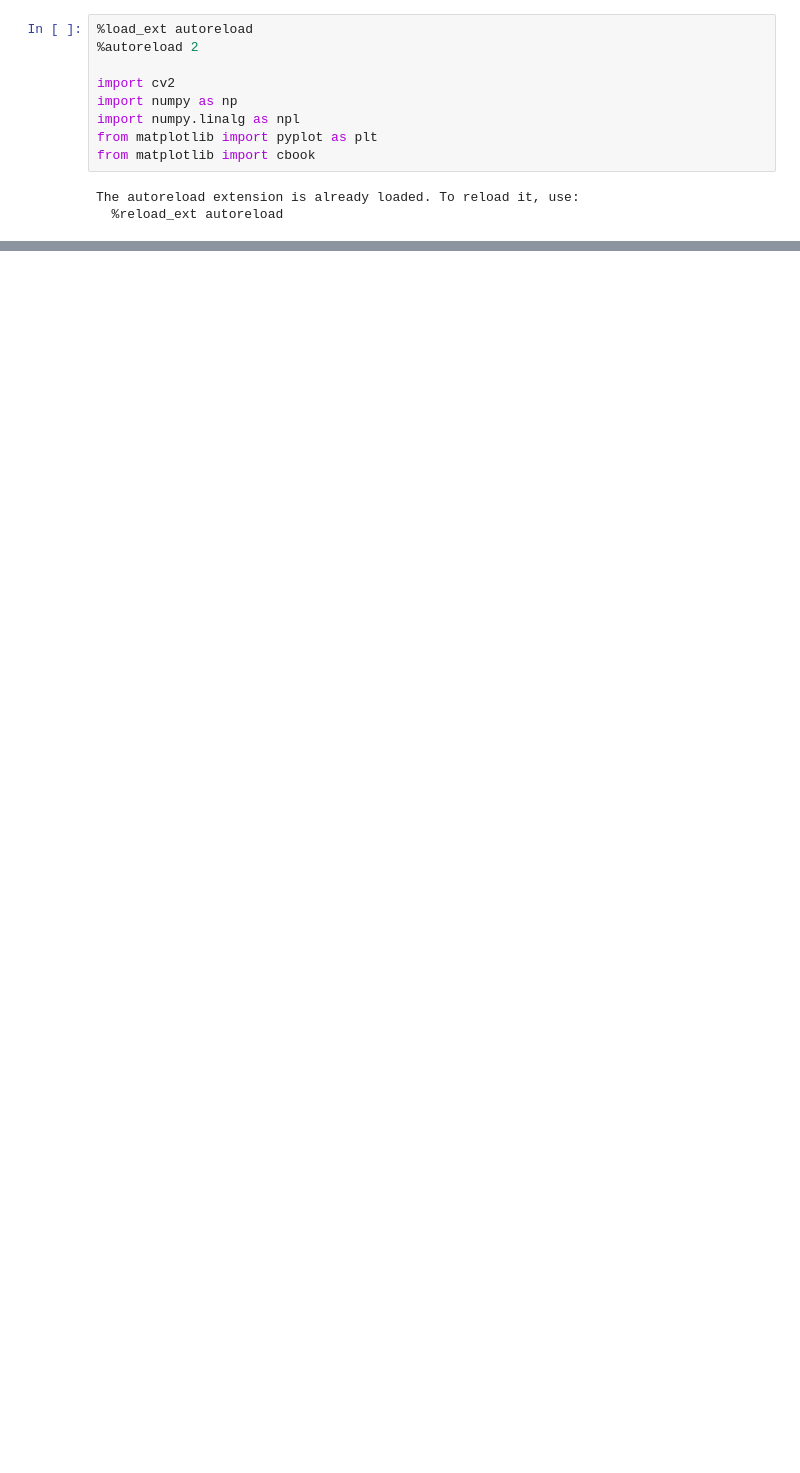
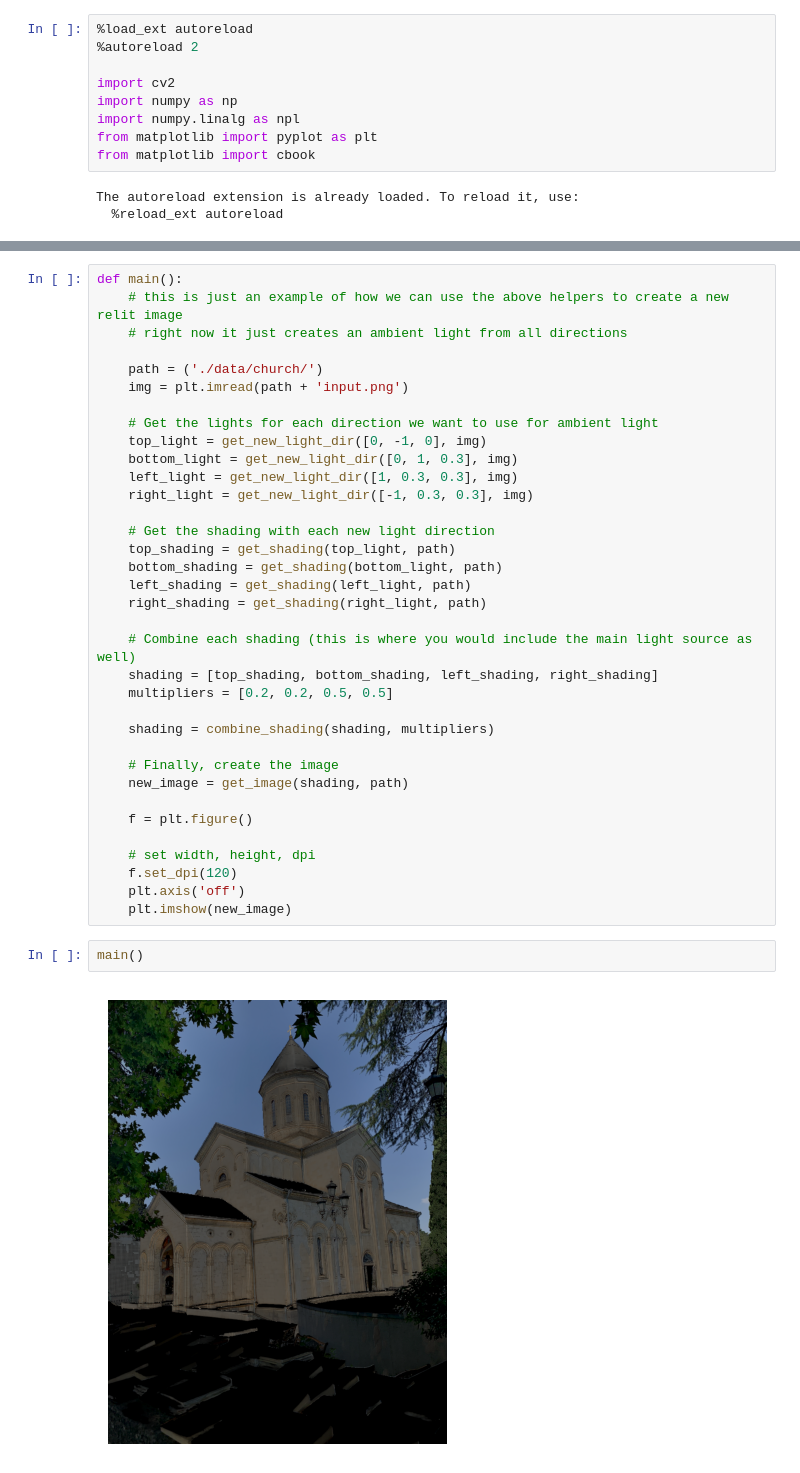
Before and after one commit to AnyaLeo/project, a Jupyter notebook: Demo for Ambient Light.ipynb, the cells around one changed output, grey strips where cells are left out. Drawn from its saved outputs; the diff is of its cells as text; blank space fills up the shorter version.

```diff
--- a/Demo for Ambient Light.ipynb
+++ b/Demo for Ambient Light.ipynb
@@ -16,0 +15,39 @@ The autoreload extension is already loaded. To reload it, use:
+# %%
+def main():
+    # this is just an example of how we can use the above helpers to create a new relit image
+    # right now it just creates an ambient light from all directions
+
+    path = ('./data/church/')
+    img = plt.imread(path + 'input.png')
+
+    # Get the lights for each direction we want to use for ambient light
+    top_light = get_new_light_dir([0, -1, 0], img)
+    bottom_light = get_new_light_dir([0, 1, 0.3], img)
+    left_light = get_new_light_dir([1, 0.3, 0.3], img)
+    right_light = get_new_light_dir([-1, 0.3, 0.3], img)
+
+    # Get the shading with each new light direction
+    top_shading = get_shading(top_light, path)
+    bottom_shading = get_shading(bottom_light, path)
+    left_shading = get_shading(left_light, path)
+    right_shading = get_shading(right_light, path)
+
+    # Combine each shading (this is where you would include the main light source as well)
+    shading = [top_shading, bottom_shading, left_shading, right_shading]
+    multipliers = [0.2, 0.2, 0.5, 0.5]
+
+    shading = combine_shading(shading, multipliers)
+
+    # Finally, create the image
+    new_image = get_image(shading, path)
+
+    f = plt.figure()
+
+    # set width, height, dpi
+    f.set_dpi(120)
+    plt.axis('off')
+    plt.imshow(new_image)
+# %%
+main()
+# %% [output]
+[figure, added]
```
Also changed, not shown: parts of 2 cells of this notebook, 2 other files.
